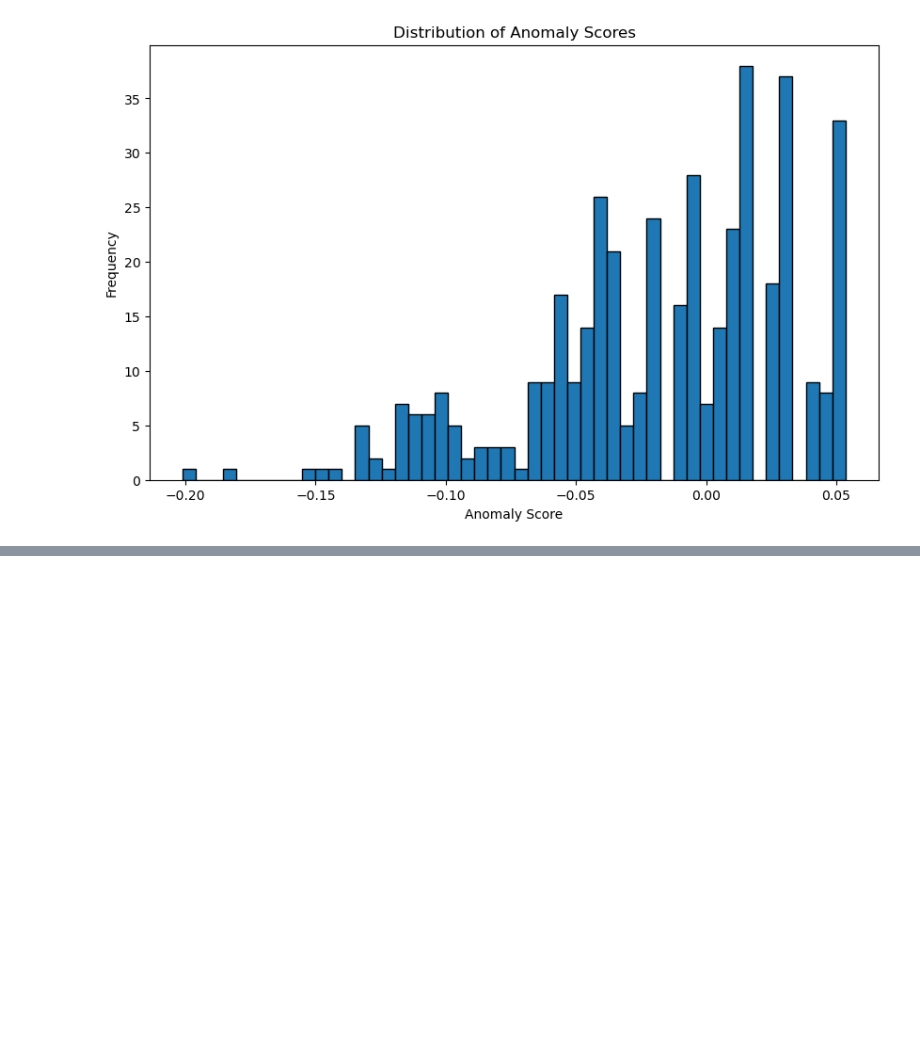
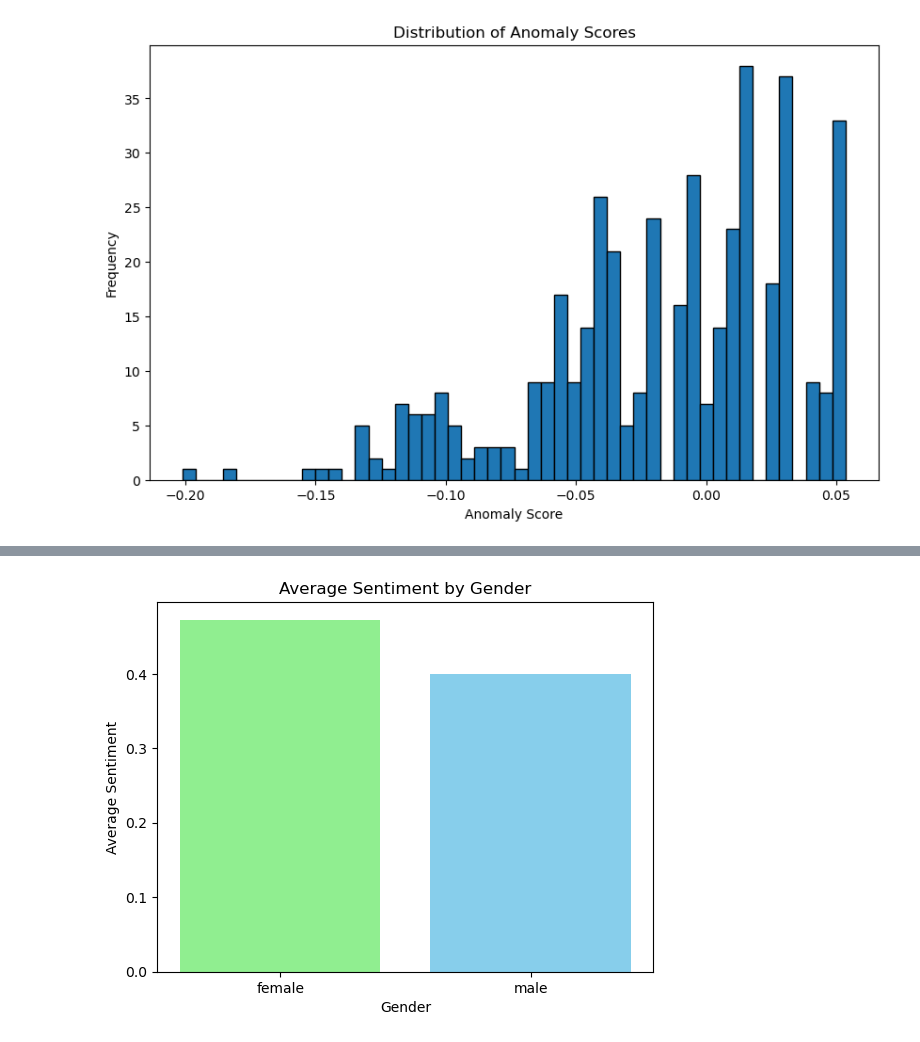
Before and after one commit to EsteraDA/CA2, a Jupyter notebook: ML/Dublin_House ML & Web Scraping.ipynb, the cells around one changed output, grey strips where cells are left out. Drawn from its saved outputs; the diff is of its cells as text; code cells hidden in the pictures; blank space fills up the shorter version.

```diff
--- a/ML/Dublin_House ML & Web Scraping.ipynb
+++ b/ML/Dublin_House ML & Web Scraping.ipynb
@@ -1246,0 +1653,19 @@ anomaly_rows
+# %%
+# filtering the DataFrame to exclude 'Unknown' gender
+filtered_df = df[df['Gender'] != 'Unknown']
+
+# calculating the average sentiment by gender
+average_sentiment = filtered_df.groupby('Gender')['sentiment'].mean()
+
+# creating a bar chart
+plt.bar(average_sentiment.index, average_sentiment, color=['lightgreen','skyblue'])
+
+# adding labels and title
+plt.xlabel('Gender')
+plt.ylabel('Average Sentiment')
+plt.title('Average Sentiment by Gender')
+
+# displaing the plot
+plt.show()
+# %% [output]
+[figure, added]
```
Also changed, not shown: parts of 55 cells of this notebook.
